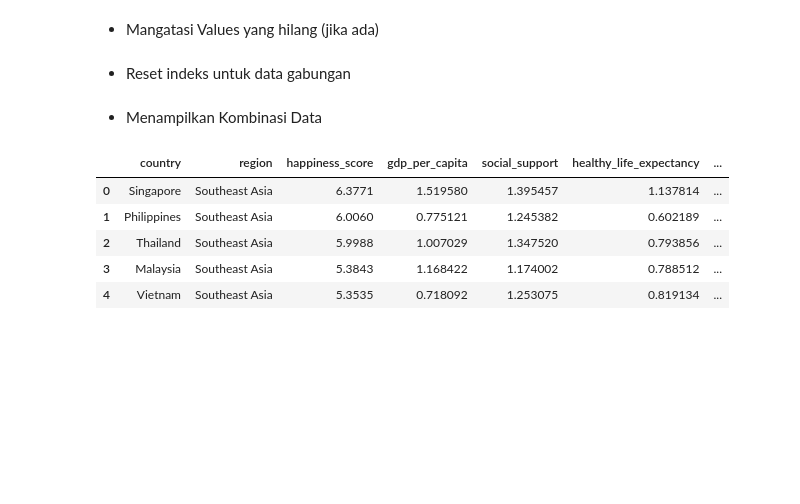
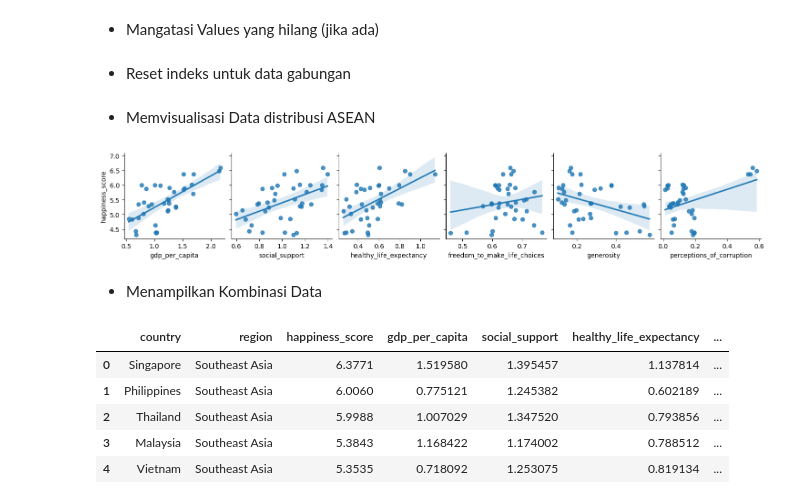
Before and after one commit to ananabillarizky/ML-15502-UAS, a Jupyter notebook: Prediction.ipynb, the cells around one changed output. Saved outputs shown, nothing was run; the diff lists cells and outputs as text; code cells hidden in the pictures; blank space fills up the shorter version.

```diff
--- a/Prediction.ipynb
+++ b/Prediction.ipynb
@@ -89,6 +113,15 @@ combined_asean_data = combined_asean_data.dropna()
 - Reset indeks untuk data gabungan
 # %%
 combined_asean_data.reset_index(drop=True, inplace=True)
+# %% [markdown]
+- Memvisualisasi Data distribusi ASEAN
+# %%
+sns.pairplot(combined_asean_data, x_vars=['gdp_per_capita', 'social_support', 'healthy_life_expectancy',
+                                 'freedom_to_make_life_choices', 'generosity', 'perceptions_of_corruption'],
+             y_vars='happiness_score', kind='reg')
+plt.show()
+# %% [output]
+[figure, added]
 # %% [markdown]
 - Menampilkan Kombinasi Data
 # %%
```
Also changed, not shown: parts of 33 cells of this notebook, 1 other file.
